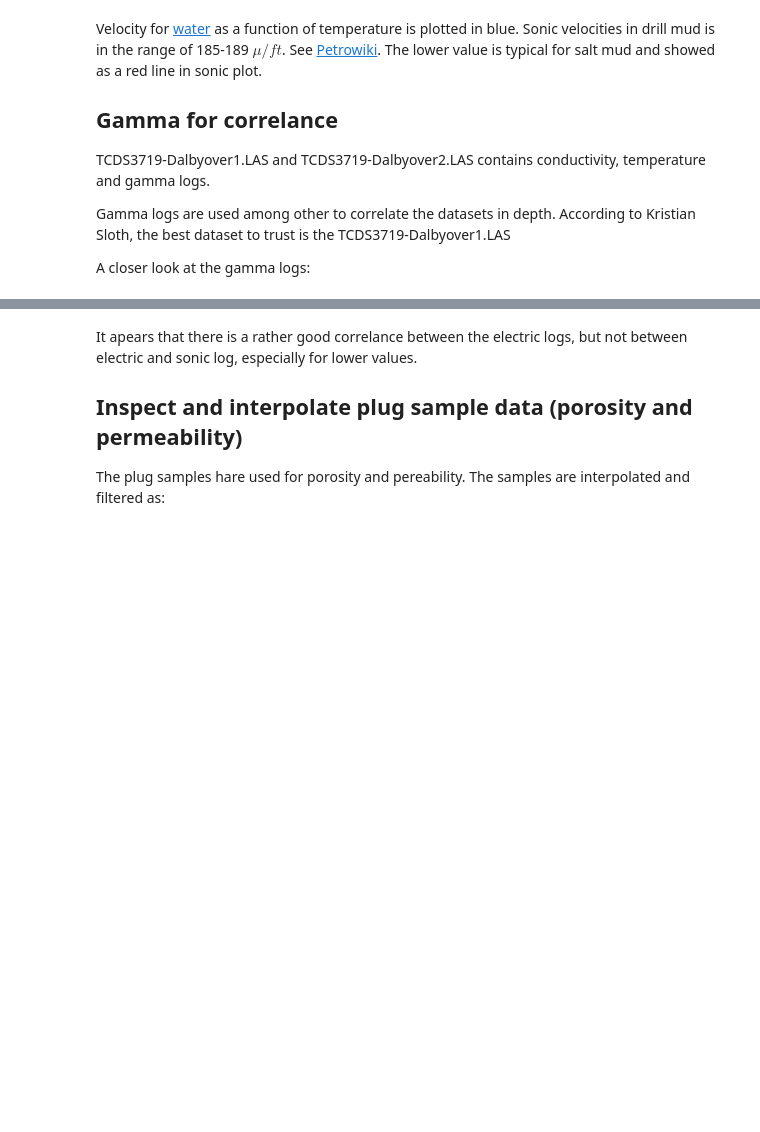
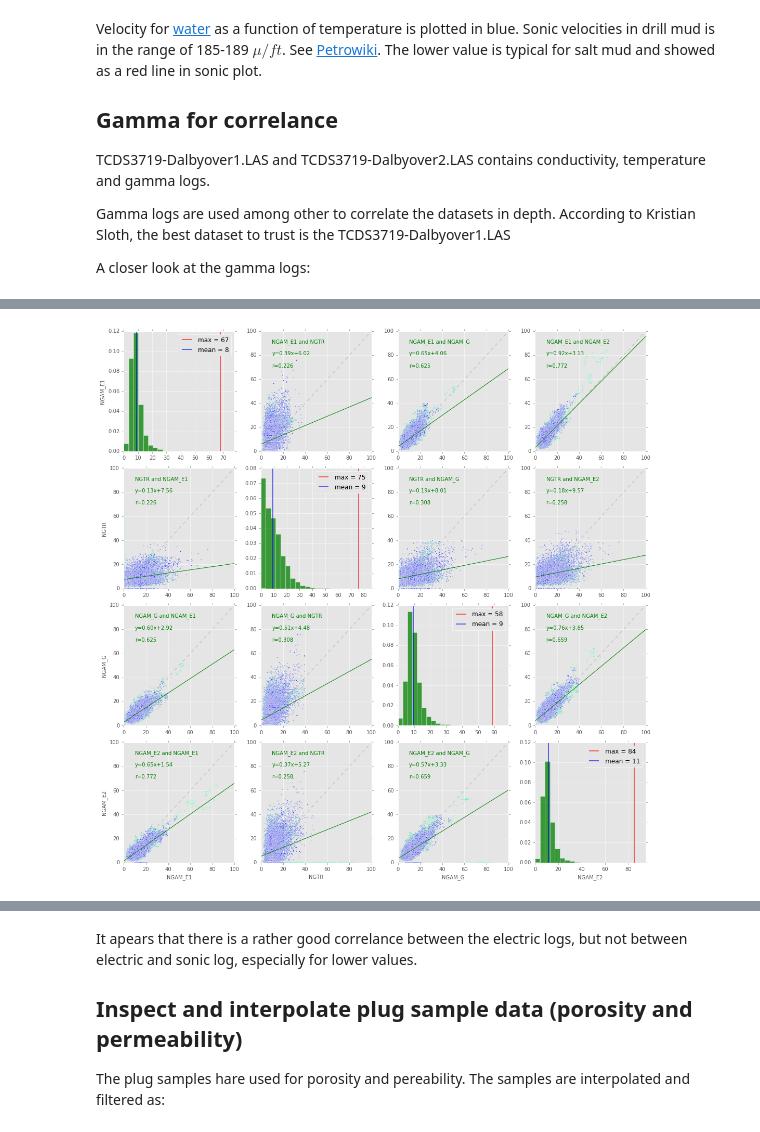
Before and after one commit to TobbeTripitaka/Dalbyover, a Jupyter notebook: Dalbyover sonic log.ipynb, the cells around one changed output, grey strips where cells are left out. Saved outputs shown, nothing was run; the diff lists cells and outputs as text; code cells hidden in the pictures; blank space fills up the shorter version.

Commit message:
Make correlation

```diff
--- a/Dalbyover sonic log.ipynb
+++ b/Dalbyover sonic log.ipynb
@@ -293,54 +328,77 @@ plt.show()
 # %%
-def corr_plot(x,y,ii,min_x=0,max_x=100,min_y=0, max_y=100):
-    ax=plt.subplot(4, 4, ii)
-    idx = np.isfinite(data[x]) & np.isfinite(data[y])
-    #dc_corr = data[i].median()-ref_median # REMOVE DC
-    plt.scatter(data[x][idx], data[y][idx],c=color_depth[idx], s=8, marker='.', cmap='winter_r', alpha = 0.95)
-
-    m,b = np.polyfit(data[x][idx],data[y][idx], 1)
-    X_plot = np.linspace(ax.get_xlim()[0],ax.get_xlim()[1],100)
-    ax.plot(X_plot, m*X_plot + b, 'g-')
-    ax.text(10,90,'%s and %s' %(x,y),fontsize=10,color='g')
-    ax.text(10,70,'y=%.2fx+%.2f' %(m,b),fontsize=10,color='g')
-
-#    plt.legend()
-
-    ax.plot([min_x, max_x], [min_y, max_y], ls="--", c="k", alpha=0.2)
-    plt.xlim(min_x, max_x)
-    plt.ylim(min_y, max_y)
-
-    if ii%4==0:
-        plt.ylabel(i, fontsize = 10)
-    plt.ylabel(i, fontsize = 10)
+def f(x, m, b): # Regression
+    return m*x + b
 
 
+def corr_plot(x,y,ii,min_x=0,max_x=100,min_y=0, max_y=100, max_api_limit=100):
+    '''
+    Takes two columns in the data dataframe and produces a subplot with index ii.
+    Also calculates pearson correlation and fit a linear line to the dataset.
+    Use max_y and max_x to specify range of plots. max_api_limit crops out unrealistic high values.
+    Note that only points that occurs in both datasets are calculated.
+    '''
+    ax=plt.subplot(4, 4, ii)
+
+    data[x][data[x] > max_api_limit] = np.nan #Remove values over max api limit
+    data[y][data[y] > max_api_limit] = np.nan
+    idx = np.isfinite(data[x]) & np.isfinite(data[y])
+    if x!=y:
+        #dc_corr = data[i].median()-ref_median # REMOVE DC
+        plt.scatter(data[x][idx], data[y][idx],c=color_depth[idx], s=10, marker='.', cmap='winter_r', alpha = 0.95)
+
+        m,b = curve_fit(f, data[x][idx],data[y][idx])[0] # Least squares
+#        print x, len(data[x][idx]), y, len(data[y][idx]), m, b
+
+        X_plot = np.linspace(0,100)
+        ax.plot(X_plot,m*X_plot + b, 'g-')
+        ax.text(10,90,'%s vs %s' %(x,y),fontsize=10,color='g')
+        ax.text(10,80,'y=%.2fx+%.2f' %(m,b),fontsize=10,color='g')
+        ax.text(10,70,'r=%.3f'%data[x].corr(data[y]),fontsize=10,color='g') #pearson default
+        ax.plot([min_x, max_x], [min_y, max_y], ls="--", c="k", alpha=0.2)
+        plt.xlim(min_x, max_x)
+        plt.ylim(min_y, max_y)
+    else:
+        # the histogram of the data
+        n, bins, patches = plt.hist(data[x], 20, normed=1, facecolor='green', alpha=0.75)
+        plt.xlim(0, 10+max(data[x][idx]))
+        max_api=max(data[x][idx])
+        mean_api=data[x][idx].mean()
+        plt.axvline(max_api, c='r', label='max = %d'% max_api,lw=2,alpha=0.6)
+        plt.axvline(mean_api, c='b', label='mean = %d'% mean_api,lw=2,alpha=0.6)
+        plt.legend()
+
+
+    if ii%4==1:
+        plt.ylabel(i, fontsize = 10)
+    if ii >= 13:
+        plt.xlabel(j, fontsize = 10)
     # Plot background color from correlation
     return;
 
 # According to Kristian Sloth, the most reliable dataset
-#ref= data['NGAM_E1'].values
-#ref_median = data['NGAM_E1'].median()
+ref='NGAM_E1'
+ref_median = data['NGAM_E1'].median()
 
+data['NGAM_G'][data['NGAM_G'] > 100] = np.nan
 
-fig = plt.figure(figsize=(15,15))
-fig.subplots_adjust(wspace=0.2, hspace=0.2)
+fig,axes = plt.subplots(4,4,sharex=True,sharey=True,figsize=(15,15))
+
+#fig.subplots_adjust(wspace=0.2, hspace=0.2)
 
 #List correlation
 gamma_corr = pd.concat([data['NGAM_E1'], data['NGAM_E2'],
                         data['NGAM_G'], data['NGTR']], axis=1)
-
-corr = gamma_corr.corr(method='pearson', min_periods=1)
-print corr
-print
 
 gamma_logs = ['NGAM_E1','NGTR','NGAM_G','NGAM_E2']
 color_depth = data['DEPTH']
 
 ii=0
 for i in gamma_logs:
         for j in gamma_logs:
             ii+=1
             corr_plot(i,j,ii)
 
 plt.tight_layout()
 plt.show()
+# %% [output]
+[figure, added]
```
Also changed, not shown: parts of 10 cells of this notebook, 1 other file.
